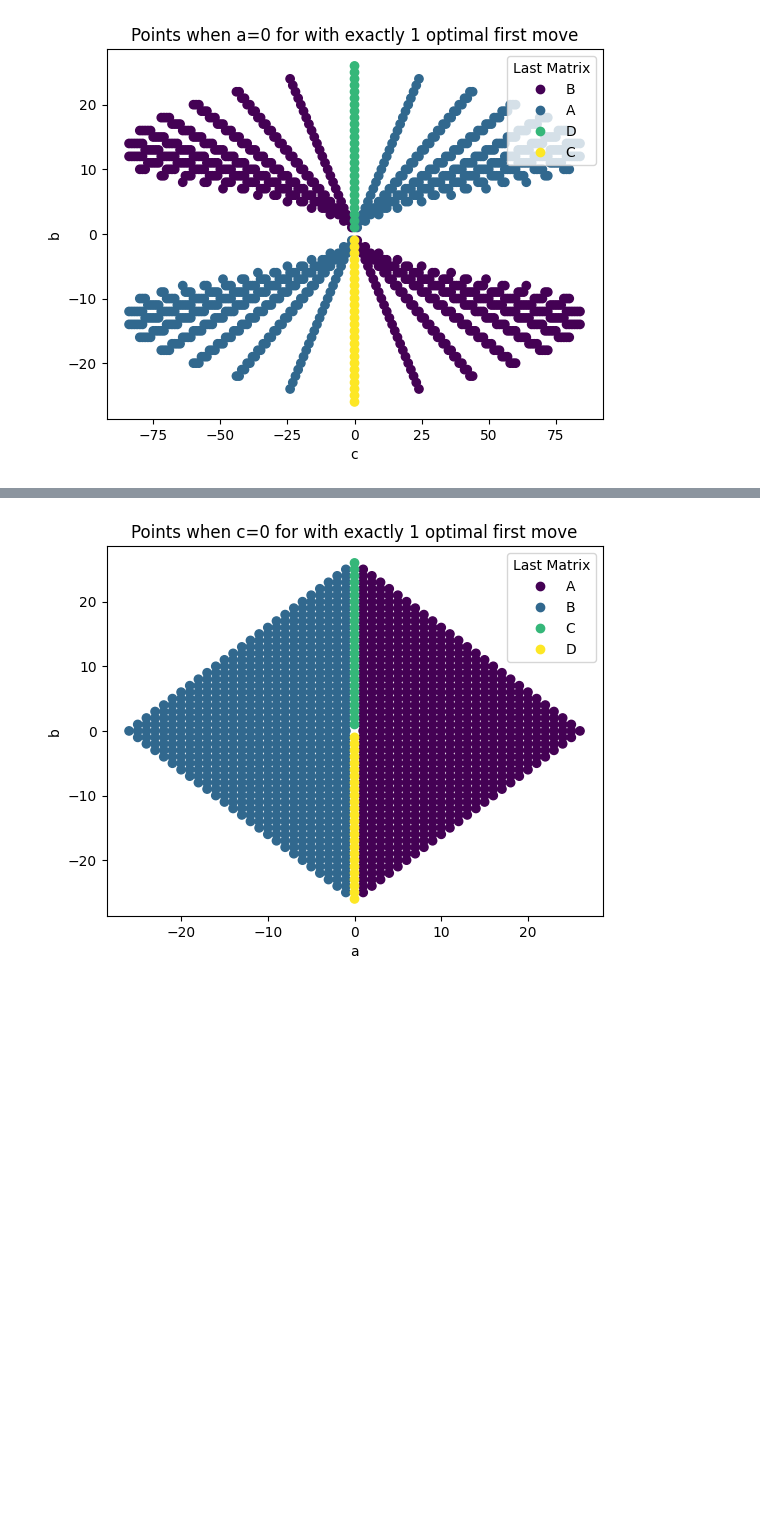
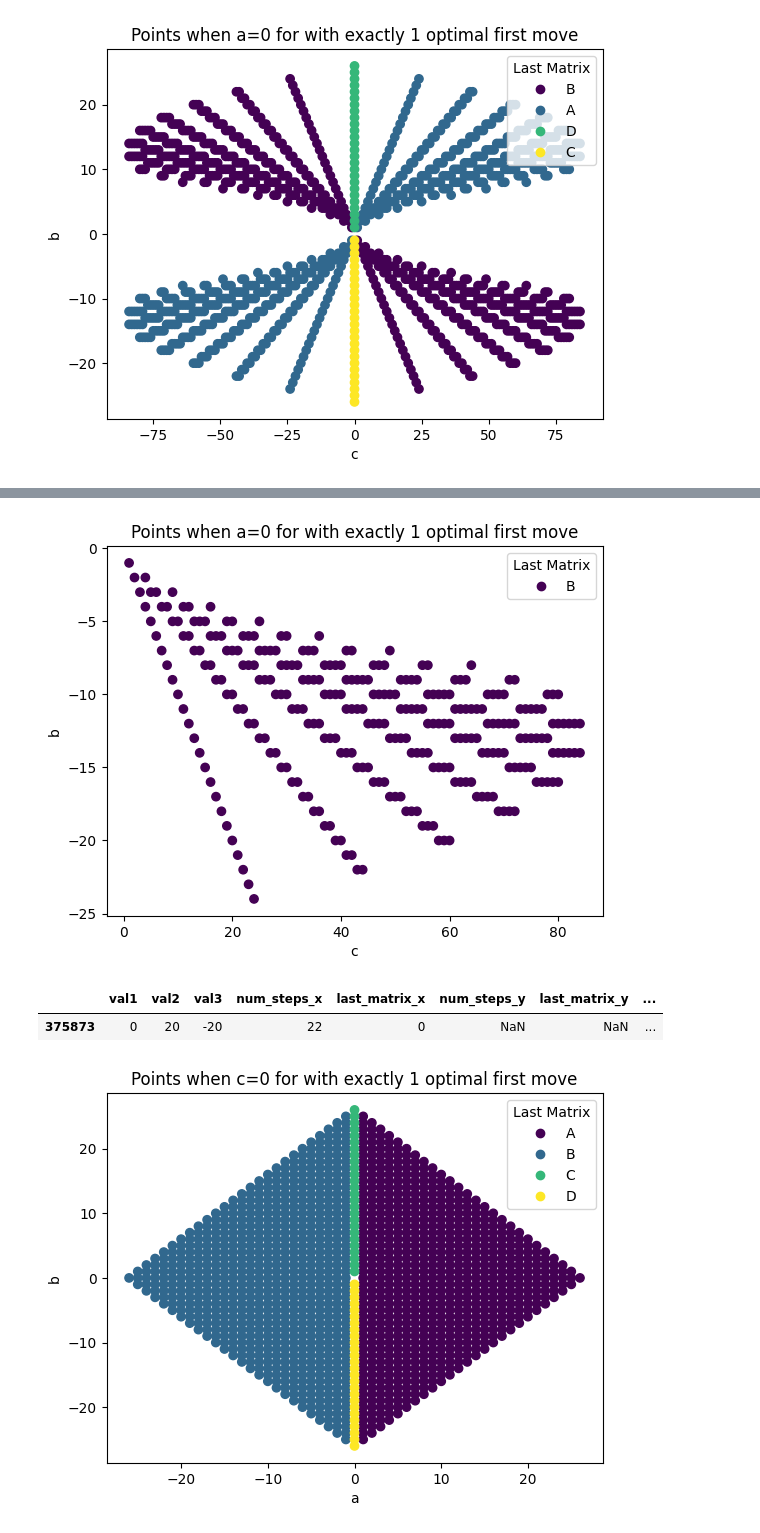
Before and after one commit to MXM-MachineLearning/MXM_AI_Ellenberg, a Jupyter notebook: heisenberg_group/Visualizations/duplicate_paths.ipynb, the cells around one changed output, grey strips where cells are left out. Cells and saved outputs as stored; diff of their text form; code cells hidden in the pictures; blank space fills up the shorter version.

Commit message:
add a visualizations for the points with exactly 1 optimal path

```diff
--- a/heisenberg_group/Visualizations/duplicate_paths.ipynb
+++ b/heisenberg_group/Visualizations/duplicate_paths.ipynb
@@ -344,3 +360,24 @@ anti_join
+# %%
+filtered = filtered_anti[(filtered_anti['val2'] > 0) &(filtered_anti['val3']<0)]
+
+fig, ax = plt.subplots()
+
+scatter = ax.scatter(x=filtered['val2'], y=filtered['val3'], c=filtered['last_matrix_x'])
+
+legend1 = ax.legend(scatter.legend_elements()[0], ["B", "A", "D", "C"],
+                    loc="upper right", title="Last Matrix")
+
+plt.xlabel("c")
+plt.ylabel("b")
+plt.title("Points when a=0 for with exactly 1 optimal first move")
+plt.show()
+# %% [output]
+[figure, added]
+# %%
+filtered[(filtered['val2']==20) & (filtered['val3']==-20)]
+# %% [output]
+|  | val1 | val2 | val3 | num_steps_x | last_matrix_x | num_steps_y | last_matrix_y | ... |
+| 375873 | 0 | 20 | -20 | 22 | 0 | NaN | NaN | ... |
 # %%
 fig, ax = plt.subplots()
 
```
Also changed, not shown: parts of 3 cells of this notebook.
